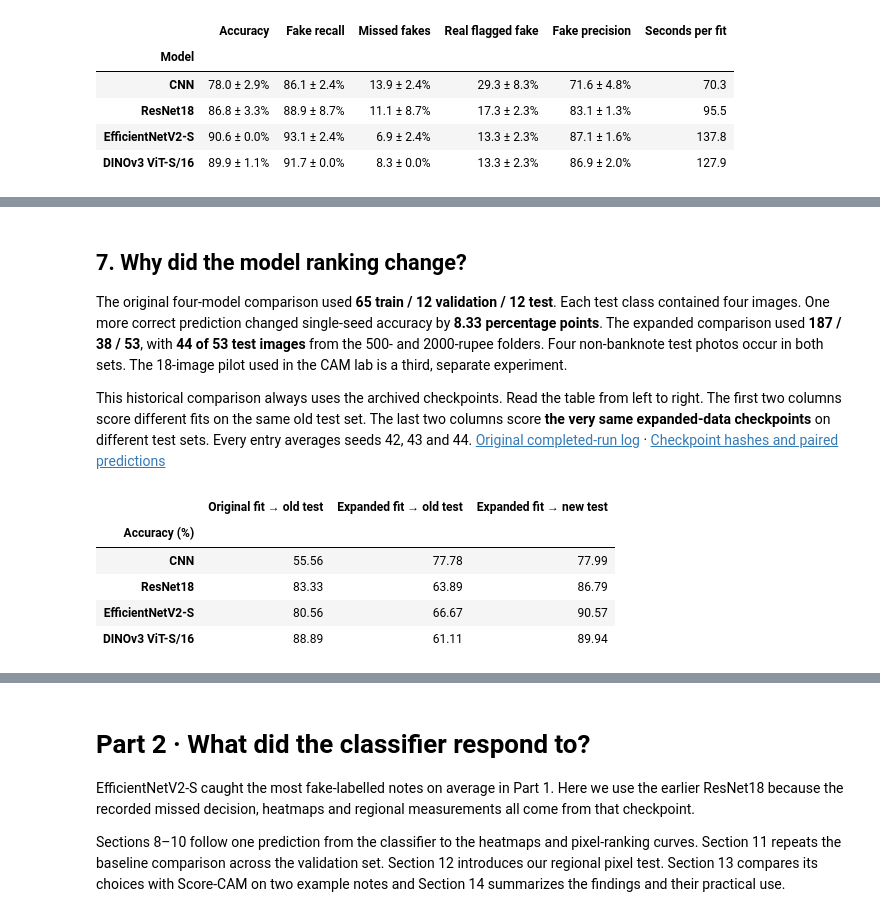
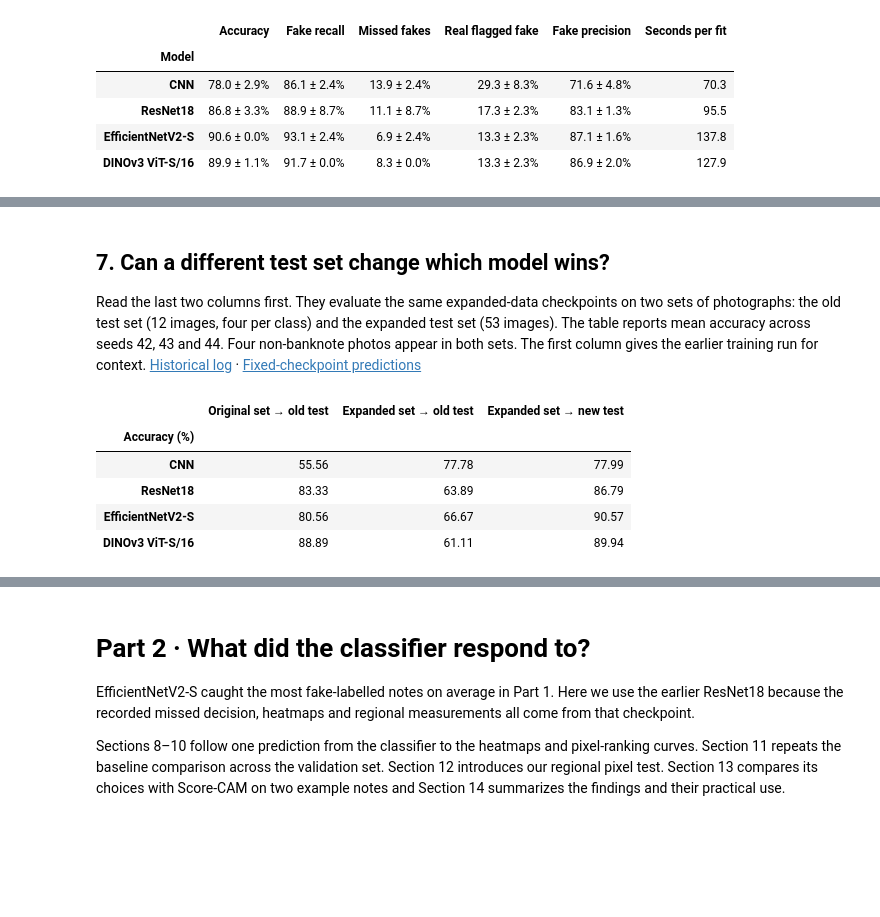
Before and after one commit to exileheadgrz/fakeBankNoteDetection, a Jupyter notebook: moneyDetectionFlassfier.ipynb, the cells around one changed output, grey strips where cells are left out. Cells and saved outputs as stored; diff of their text form; code cells hidden in the pictures; blank space fills up the shorter version.

```diff
--- a/moneyDetectionFlassfier.ipynb
+++ b/moneyDetectionFlassfier.ipynb
@@ -342,7 +347,7 @@ def classification_metrics(labels, probabilities):
 # %%
 @torch.no_grad()
 def evaluate(model, loader, device, *, return_predictions=False):
-    """Compute split metrics and optionally return labels and probabilities in image order."""
+    """Compute split metrics and return labels and probabilities if need prediction."""
     model.eval()
     labels_all, probs_all = [], []
     loss_sum = 0.0
@@ -398,9 +399,9 @@ Follow the loop: train for one epoch, evaluate on validation photos, and save th
 # %%
-def train(epochs=EPOCHS, data_dir=DATA, output_dir=None, patience=8,
-          device=None, seed=SEED, architecture="cnn", batch_size=BATCH_SIZE):
+def train(epochs, data_dir, output_dir,device, seed, architecture ):
     """Fit one model and return its best validation checkpoint as a model, plus its history."""
     set_seed(seed)
-    device = torch.device(device or get_device())
+    patience=8
+    batch_size=BATCH_SIZE
     train_loader, val_loader = training_loaders(data_dir, architecture, batch_size, seed)
     model = build_model(architecture, pretrained=architecture in TRANSFER_MODELS).to(device)
     optimizer = torch.optim.Adam(model.parameters(), lr=LR)
@@ -651,20 +654,20 @@ Build one table per model, with a row for each seed. Subtract the CNN and ResNet
 def summarize(results):
     summary = {}
     for split in ("val", "test"):
-        scores = {}
-        for arch in results["protocol"]["models"]:
-            rows = {r["seed"]: r[split] for r in results["runs"] if r["architecture"] == arch}
-            scores[arch] = pd.DataFrame.from_dict(rows, orient="index").reindex(columns=METRICS)
-        table = {arch: metric_summary(frame) for arch, frame in scores.items()}
+        # Each row is one training run. The index pairs runs with the same seed.
+        rows = [{"model": run["architecture"], "seed": run["seed"], **run[split]}
+                for run in results["runs"]]
+        runs = pd.DataFrame(rows, columns=["model", "seed", *METRICS]).set_index("seed")
+        scores = {model: runs.loc[runs["model"] == model, METRICS]
+                  for model in results["protocol"]["models"]}
+        table = {model: metric_summary(frame) for model, frame in scores.items()}
 
         gaps = {}
-        for baseline in ("cnn", "resnet18"):
-            if baseline not in scores:
-                continue
-            for arch, frame in scores.items():
-                if arch != baseline:
-                    delta = frame - scores[baseline].loc[frame.index]
-                    gaps[f"{arch}_minus_{baseline}"] = metric_summary(100 * delta)
+        for model, frame in scores.items():
+            for baseline in ("cnn", "resnet18"):
+                if baseline in scores and model != baseline:
+                    difference = 100 * (frame - scores[baseline])
+                    gaps[f"{model}_minus_{baseline}"] = metric_summary(difference)
         table["paired_deltas_percentage_points"] = gaps
         summary[split] = table
     return summary
@@ -717,7 +718,7 @@ def plot_confusion_matrices(results, output):
             ax.text(j, i, f"{value:.2f}", ha="center", va="center")
         ax.set(xticks=range(len(cm)), yticks=range(len(cm)), xticklabels=names, yticklabels=names,
                xlabel="Predicted", ylabel="True", title=MODEL_NAMES[arch])
-    fig.suptitle("Test confusion matrices: mean counts across seeds")
+    fig.suptitle("Test confusion matrices")
     fig.tight_layout()
     fig.savefig(output / "confusion_matrices.png", dpi=160)
 # %% [markdown]
@@ -848,20 +854,18 @@ display(cases.loc[wrong, ["label", *predictions.columns]].head(6))
 | test/OR money/100_f5a765f1ce4bb12... | Real Money | Fake Money | Real Money | Real Money | Real Money |
 # %% [markdown]
-## 7. Why did the model ranking change?
+## 7. Can a different test set change which model wins?
 
-The original four-model comparison used **65 train / 12 validation / 12 test**. Each test class contained four images. One more correct prediction changed single-seed accuracy by **8.33 percentage points**. The expanded comparison used **187 / 38 / 53**, with **44 of 53 test images** from the 500- and 2000-rupee folders. Four non-banknote test photos occur in both sets. The 18-image pilot used in the CAM lab is a third, separate experiment.
-
-This historical comparison always uses the archived checkpoints. Read the table from left to right. The first two columns score different fits on the same old test set. The last two columns score **the very same expanded-data checkpoints** on different test sets. Every entry averages seeds 42, 43 and 44. [Original completed-run log](runs/course_models_archive_v3/rank_check/original_four_model_run.log) · [Checkpoint hashes and paired predictions](runs/course_models_archive_v3/rank_check/fixed_checkpoint_test.json)
+Read the last two columns first. They evaluate the same expanded-data checkpoints on two sets of photographs: the old test set (12 images, four per class) and the expanded test set (53 images). The table reports mean accuracy across seeds 42, 43 and 44. Four non-banknote photos appear in both sets. The first column gives the earlier training run for context. [Historical log](runs/course_models_archive_v3/rank_check/original_four_model_run.log) · [Fixed-checkpoint predictions](runs/course_models_archive_v3/rank_check/fixed_checkpoint_test.json)
 # %%
 rank_dir = COMPARISON / "rank_check"
 rank = json.loads((rank_dir / "fixed_checkpoint_test.json").read_text())
 accuracy = pd.DataFrame({
-    "Original fit → old test": {m: rank["historical"][m]["accuracy"]["mean"] for m in archs},
-    "Expanded fit → old test": {m: rank["fixed_checkpoint_means"][m]["old"]["accuracy"] for m in archs},
-    "Expanded fit → new test": {m: rank["fixed_checkpoint_means"][m]["new"]["accuracy"] for m in archs}})
+    "Original set → old test": {m: rank["historical"][m]["accuracy"]["mean"] for m in archs},
+    "Expanded set → old test": {m: rank["fixed_checkpoint_means"][m]["old"]["accuracy"] for m in archs},
+    "Expanded set → new test": {m: rank["fixed_checkpoint_means"][m]["new"]["accuracy"] for m in archs}})
 display((100 * accuracy.rename(index=MODEL_NAMES)).round(2).rename_axis("Accuracy (%)"))
 # %% [output]
-|  | Original fit → old test | Expanded fit → old test | Expanded fit → new test |
+|  | Original set → old test | Expanded set → old test | Expanded set → new test |
 | Accuracy (%) |  |  |  |
 | CNN | 55.56 | 77.78 | 77.99 |
 | ResNet18 | 83.33 | 63.89 | 86.79 |
```
Also changed, not shown: parts of 56 cells of this notebook.
